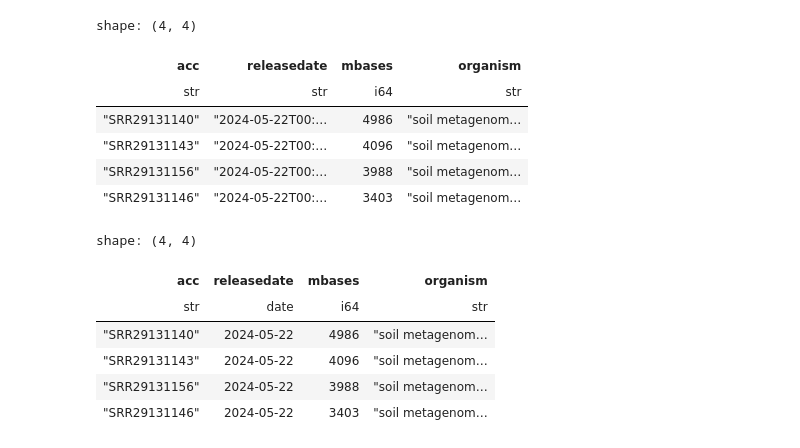
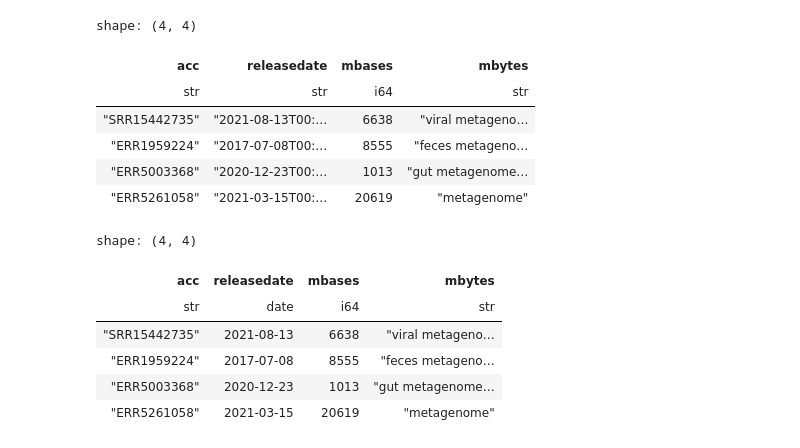
Before and after one commit to wwood/sandpiper, a Jupyter notebook: growth_over_time.ipynb, the cells around one changed output. Cells and saved outputs as stored; diff of their text form; code cells hidden in the pictures.

```diff
--- a/growth_over_time.ipynb
+++ b/growth_over_time.ipynb
@@ -3,29 +3,29 @@ import polars as pl
 from plotnine import *
 # %%
 # cat shotgun_sra_20231208/* |jq -r '[.acc,.releasedate,.mbases,.organism] |@csv' |pigz >sra_metadata/sra_metadata_20230915.some_columns.csv.gz
-# (miniforge3)cl5n006:20241101:~/git/sandpiper$ cat ~/m/big_data_microbiome/14_sra_metadata_20240520/shotgun_sra_20240523/* |jq -r '[.acc,.releasedate,.mbases,.organism] |@csv' |pigz >sra_metadata/shotgun_sra_20240523.some_columns.csv.gz
-df = pl.read_csv('sra_metadata/shotgun_sra_20240523.some_columns.csv.gz', has_header=False)
-df.columns = ['acc','releasedate','mbases','organism']
+# df = pl.read_csv('sra_metadata/sra_metadata_20240110.some_columns.csv.gz', has_header=False)
+df = pl.read_csv('sra_metadata/sra_metadata_20250220.some_columns.csv.gz', has_header=False)
+df.columns = ['acc','releasedate','mbases','mbytes']
 df[:4]
 # %% [output]
 shape: (4, 4)
-| acc | releasedate | mbases | organism |
+| acc | releasedate | mbases | mbytes |
 | str | str | i64 | str |
-| "SRR29131140" | "2024-05-22T00:… | 4986 | "soil metagenom… |
-| "SRR29131143" | "2024-05-22T00:… | 4096 | "soil metagenom… |
-| "SRR29131156" | "2024-05-22T00:… | 3988 | "soil metagenom… |
-| "SRR29131146" | "2024-05-22T00:… | 3403 | "soil metagenom… |
+| "SRR15442735" | "2021-08-13T00:… | 6638 | "viral metageno… |
+| "ERR1959224" | "2017-07-08T00:… | 8555 | "feces metageno… |
+| "ERR5003368" | "2020-12-23T00:… | 1013 | "gut metagenome… |
+| "ERR5261058" | "2021-03-15T00:… | 20619 | "metagenome" |
 # %%
 df = df.with_columns(pl.col('releasedate').str.slice(0,10).str.to_date("%Y-%m-%d"))
 df[:4]
 # %% [output]
 shape: (4, 4)
-| acc | releasedate | mbases | organism |
+| acc | releasedate | mbases | mbytes |
 | str | date | i64 | str |
-| "SRR29131140" | 2024-05-22 | 4986 | "soil metagenom… |
-| "SRR29131143" | 2024-05-22 | 4096 | "soil metagenom… |
-| "SRR29131156" | 2024-05-22 | 3988 | "soil metagenom… |
-| "SRR29131146" | 2024-05-22 | 3403 | "soil metagenom… |
+| "SRR15442735" | 2021-08-13 | 6638 | "viral metageno… |
+| "ERR1959224" | 2017-07-08 | 8555 | "feces metageno… |
+| "ERR5003368" | 2020-12-23 | 1013 | "gut metagenome… |
+| "ERR5261058" | 2021-03-15 | 20619 | "metagenome" |
 # %%
 sum(df['mbases']) / 1_000_000 #=> This many terabases
 # %% [output]
```
Also changed, not shown: parts of 13 cells of this notebook, 55 other files.
